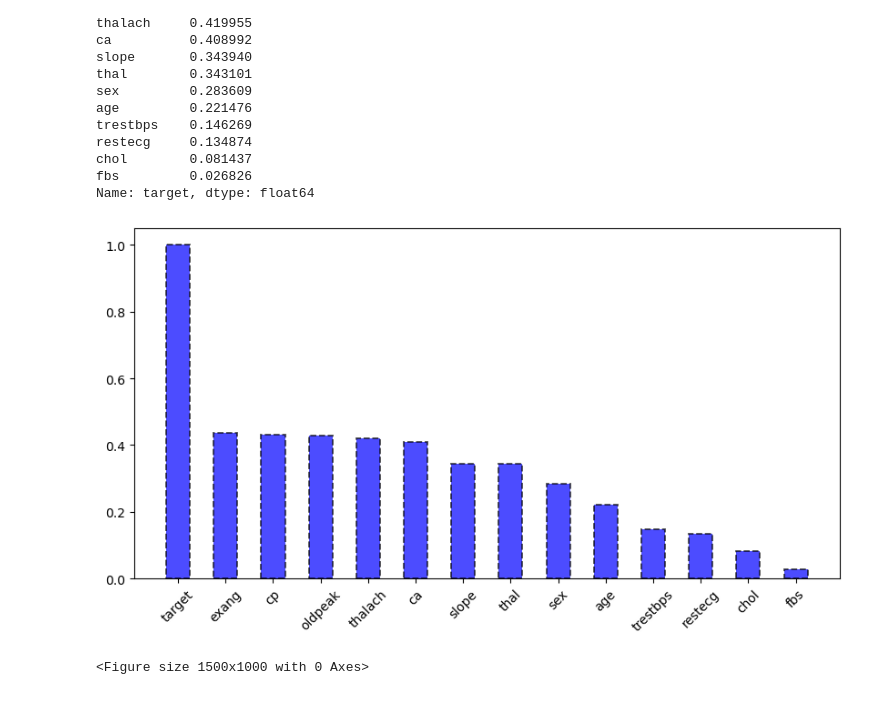
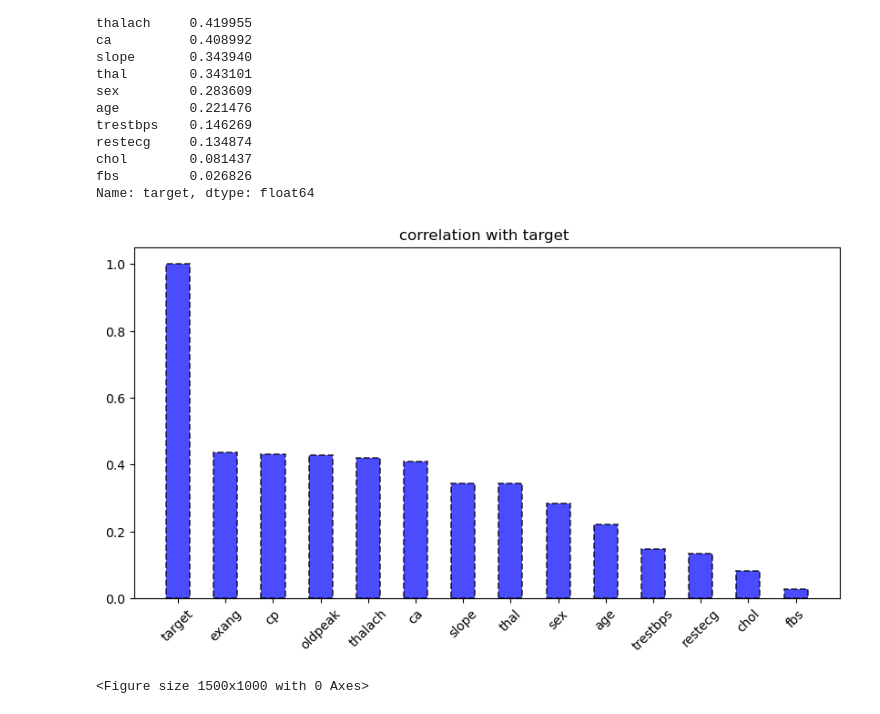
Before and after one commit to ahmedeinshouka/Heart_predict_Model, a Jupyter notebook: Heart_Prediction_Model.ipynb, the cells around one changed output. Drawn from its saved outputs; the diff is of its cells as text; code cells hidden in the pictures.

```diff
--- a/Heart_Prediction_Model.ipynb
+++ b/Heart_Prediction_Model.ipynb
@@ -167,20 +167,21 @@ Name: target, dtype: float64
 # %%
 plt.figure(figsize=(10,5))
 plt.bar(cor_target.index,
         cor_target,
         color='blue'
         ,alpha=0.7
         ,width=0.5
         ,edgecolor='black'
         ,linewidth=1.3,
         linestyle='--',
         label='correlation with target',
         align='center',
         orientation='vertical')
+plt.title("correlation with target ")
 plt.xticks(rotation=45)
 plt.show()
 # %% [output]
-[figure, old version]
+[figure, new version]
 # %%
 # visualize the data
 plt.figure(figsize=(15,10))
```
Also changed, not shown: 3 other files.
